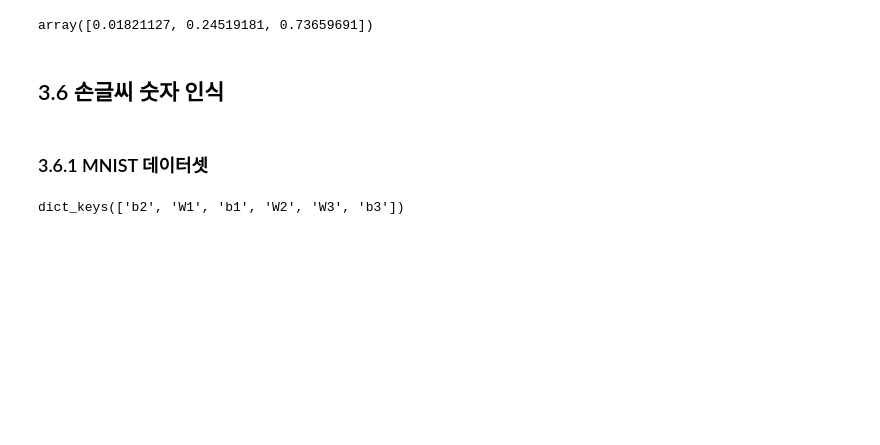
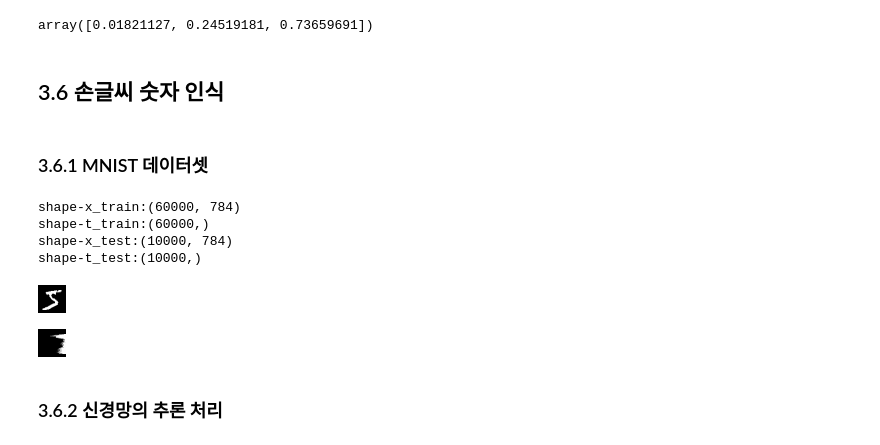
Before and after one commit to jongphago/deep-learning-from-scratch, a Jupyter notebook: p/ch03-신경망.ipynb, the cells around one changed output. Drawn from its saved outputs; the diff is of its cells as text; code cells hidden in the pictures; blank space fills up the shorter version.

```diff
--- a/p/ch03-신경망.ipynb
+++ b/p/ch03-신경망.ipynb
@@ -255,0 +224,12 @@ array([0.01821127, 0.24519181, 0.73659691])
+# %%
+(x_train, t_train), (x_test, t_test) = load_mnist(normalize=False)
+# %%
+prints(x_train)
+prints(t_train)
+prints(x_test)
+prints(t_test)
+# %% [output]
+shape-x_train:(60000, 784)
+shape-t_train:(60000,)
+shape-x_test:(10000, 784)
+shape-t_test:(10000,)
@@ -255,0 +241,17 @@ array([0.01821127, 0.24519181, 0.73659691])
+# %%
+index = 0
+img = x_train[index]
+label = t_train[index]
+xLength = int(len(img) ** (1/2))
+img = img.reshape(xLength, xLength)
+# %%
+Image.fromarray(np.uint8(img))
+# %% [output]
+[figure, added]
+# %%
+sortedImg = [sorted(sub) for sub in img]
+Image.fromarray(np.uint8(sortedImg))
+# %% [output]
+[figure, added]
+# %% [markdown]
+### 3.6.2 신경망의 추론 처리
@@ -260,4 +266,0 @@ network = pickle.load(f)
-# %%
-network.keys()
-# %% [output]
-dict_keys(['b2', 'W1', 'b1', 'W2', 'W3', 'b3'])
```
Also changed, not shown: parts of 19 cells of this notebook.
